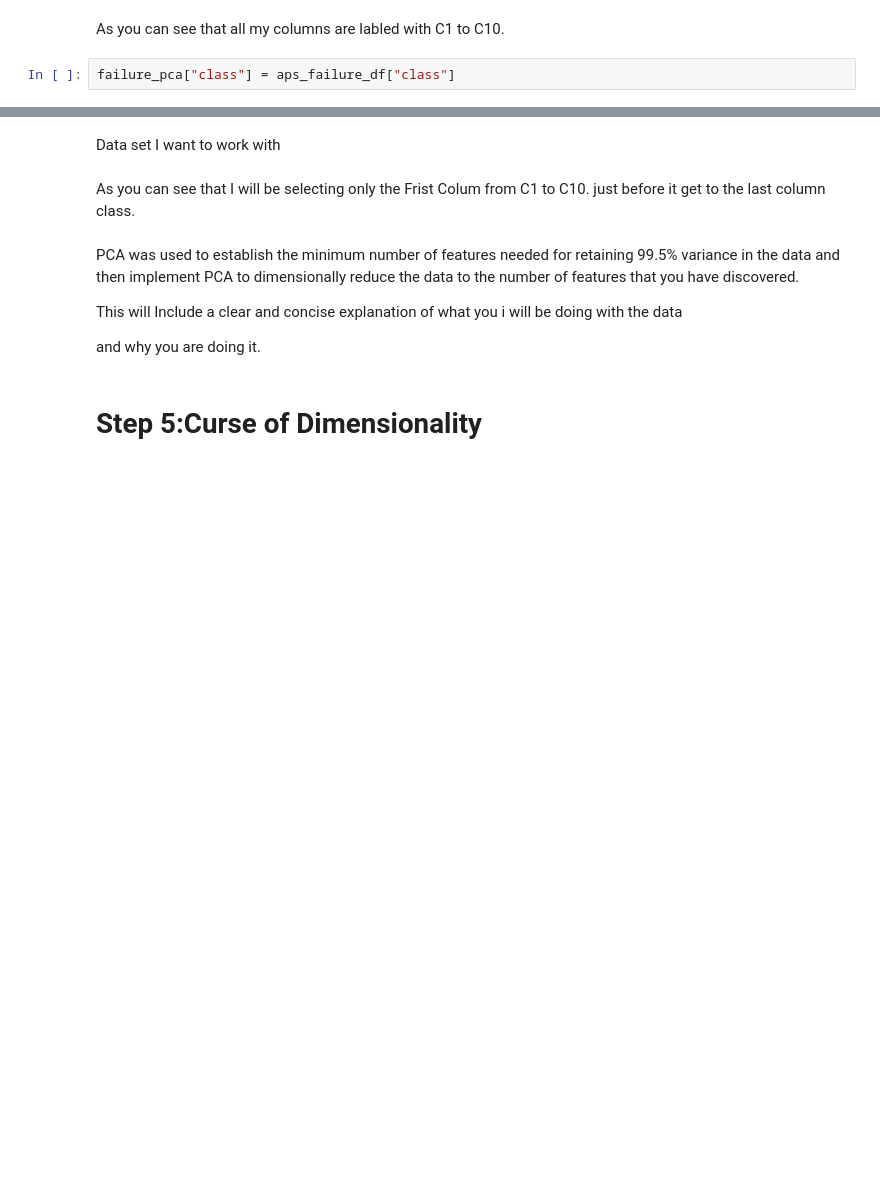
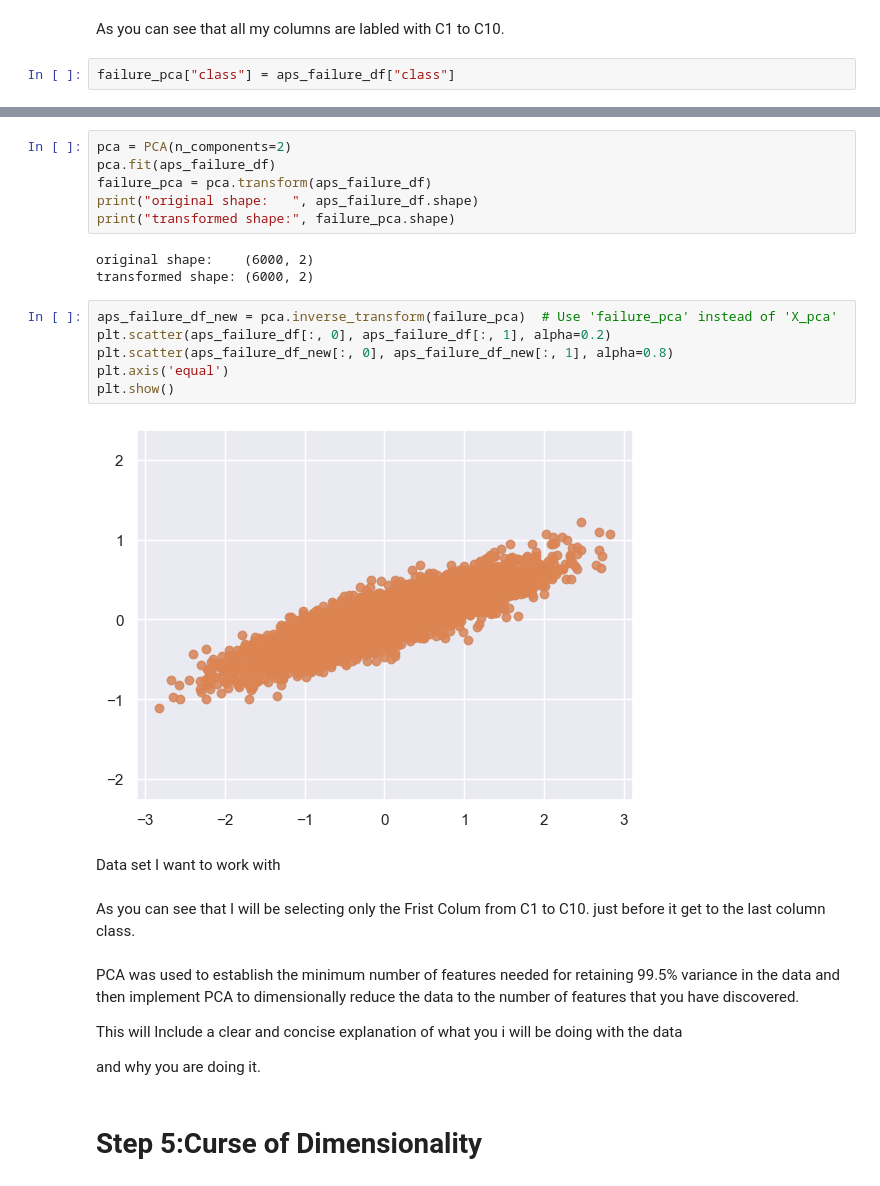
Before and after one commit to sba23416/SBA23416-Data_PreP_CA1, a Jupyter notebook: HodanMohamedAbdi_DataPrepHDip_CA1.ipynb, the cells around one changed output, grey strips where cells are left out. Saved outputs shown, nothing was run; the diff lists cells and outputs as text; blank space fills up the shorter version.

```diff
--- a/HodanMohamedAbdi_DataPrepHDip_CA1.ipynb
+++ b/HodanMohamedAbdi_DataPrepHDip_CA1.ipynb
@@ -380,3 +390,20 @@ failure_pca.head()
+# %%
+pca = PCA(n_components=2)
+pca.fit(aps_failure_df)
+failure_pca = pca.transform(aps_failure_df)
+print("original shape:   ", aps_failure_df.shape)
+print("transformed shape:", failure_pca.shape)
+# %% [output]
+original shape:    (6000, 2)
+transformed shape: (6000, 2)
+# %%
+aps_failure_df_new = pca.inverse_transform(failure_pca)  # Use 'failure_pca' instead of 'X_pca'
+plt.scatter(aps_failure_df[:, 0], aps_failure_df[:, 1], alpha=0.2)
+plt.scatter(aps_failure_df_new[:, 0], aps_failure_df_new[:, 1], alpha=0.8)
+plt.axis('equal')
+plt.show()
+# %% [output]
+[figure, added]
 # %% [markdown]
 Data set I want to work with
 # %% [markdown]
```
Also changed, not shown: parts of 9 cells of this notebook.
